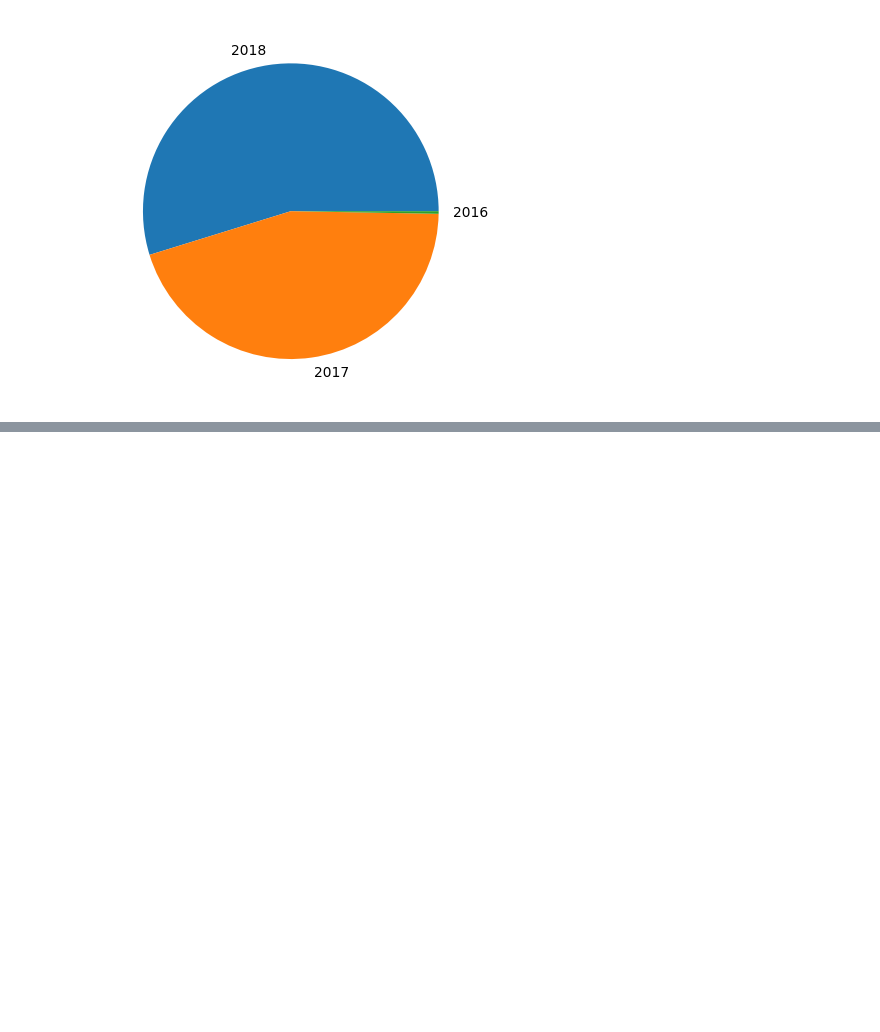
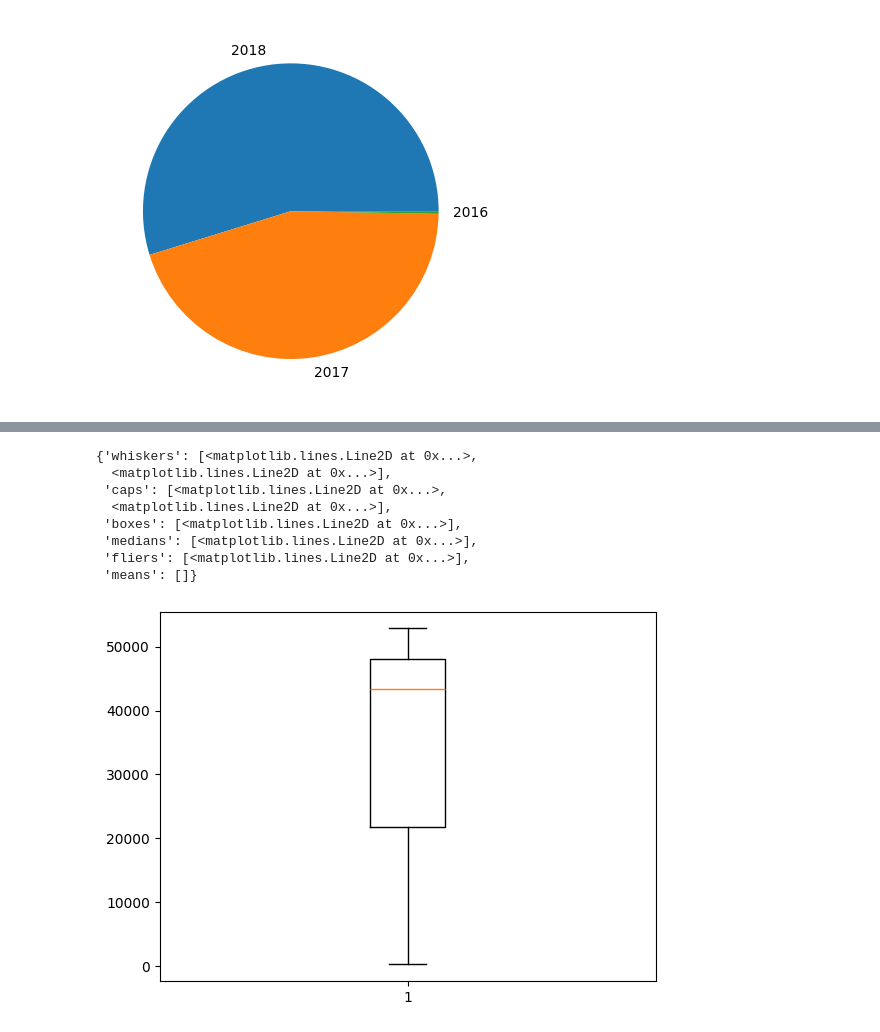
Before and after one commit to DS-Johnny/Estatistica_AnalisedeDados, a Jupyter notebook: ciclo_3/pedidos.ipynb, the cells around one changed output, grey strips where cells are left out. Cells and saved outputs as stored; diff of their text form; code cells hidden in the pictures; blank space fills up the shorter version.

Commit message:
Boxplot

```diff
--- a/ciclo_3/pedidos.ipynb
+++ b/ciclo_3/pedidos.ipynb
@@ -139,0 +147,12 @@ plt.bar(['2018', '2017', '2016'], anos)
+# %%
+plt.boxplot(pedidos_por_ano)
+# %% [output]
+{'whiskers': [<matplotlib.lines.Line2D at 0x...>,
+  <matplotlib.lines.Line2D at 0x...>],
+ 'caps': [<matplotlib.lines.Line2D at 0x...>,
+  <matplotlib.lines.Line2D at 0x...>],
+ 'boxes': [<matplotlib.lines.Line2D at 0x...>],
+ 'medians': [<matplotlib.lines.Line2D at 0x...>],
+ 'fliers': [<matplotlib.lines.Line2D at 0x...>],
+ 'means': []}
+[figure, added]
```
Also changed, not shown: parts of 4 cells of this notebook, 2 other files.
